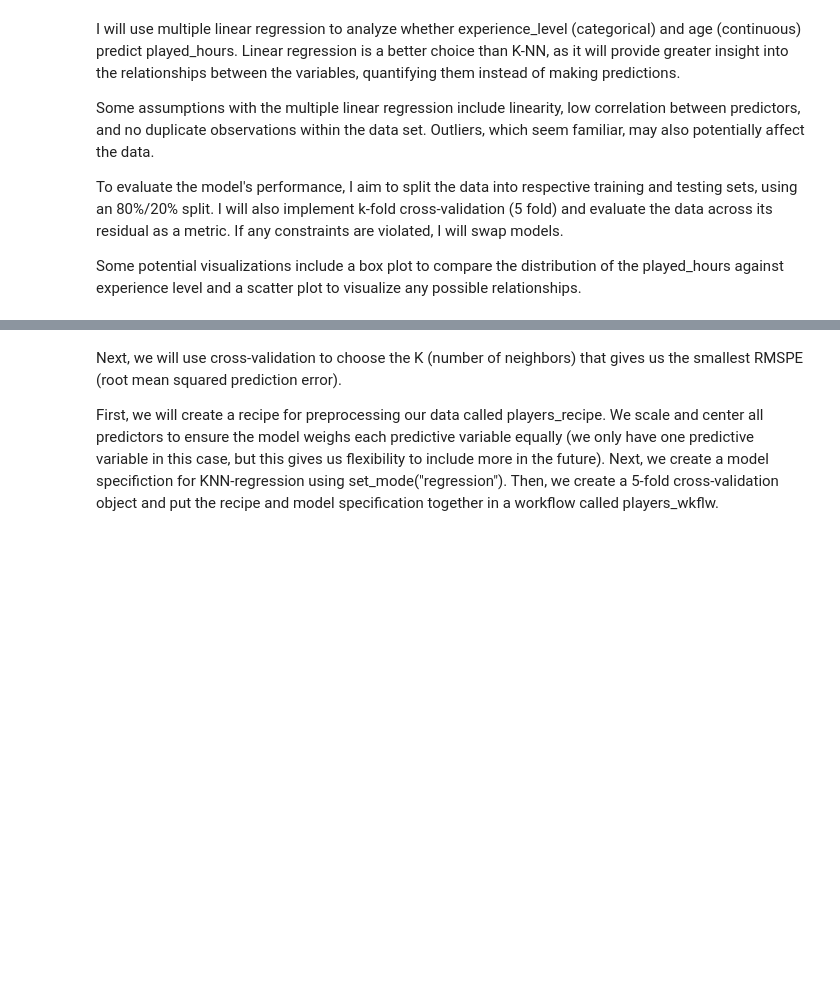
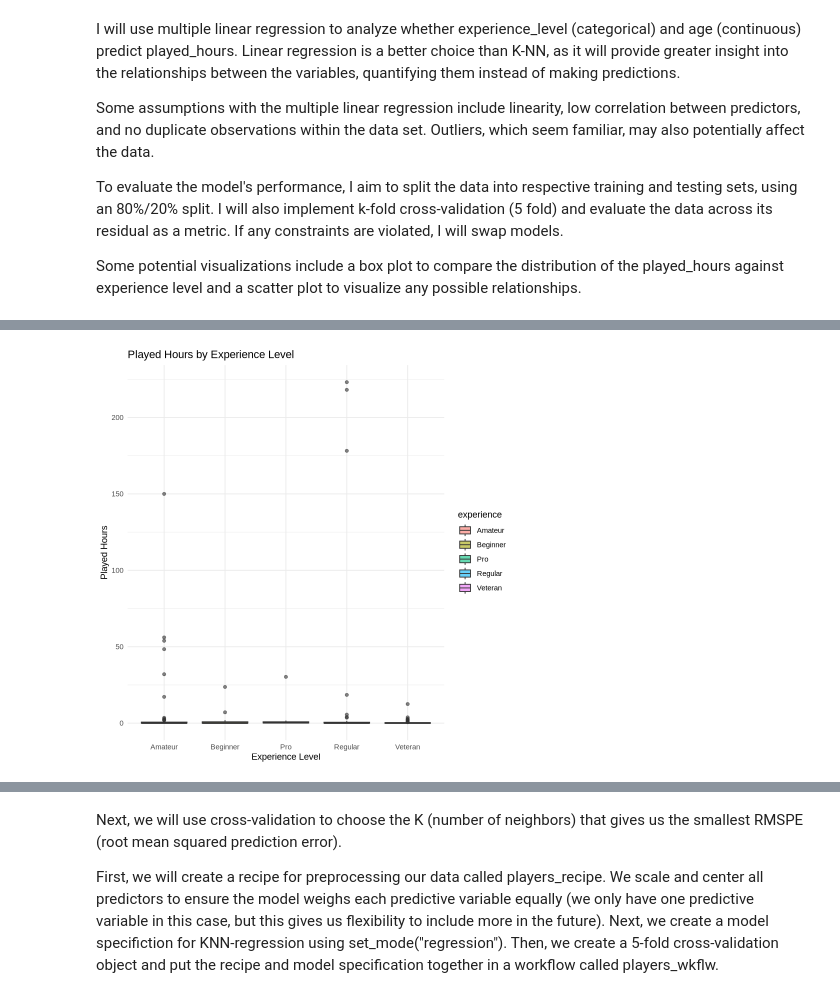
Before and after one commit to tortol867/dsci100-project-002-38, a Jupyter notebook: finalproject.ipynb, the cells around one changed output, grey strips where cells are left out. Cells and saved outputs as stored; diff of their text form; code cells hidden in the pictures; blank space fills up the shorter version.

```diff
--- a/finalproject.ipynb
+++ b/finalproject.ipynb
@@ -195,0 +222,9 @@ We begin our modelling by splitting the data into a training and testing set by
+# %%
+players_lm <- players |>
+  select(played_hours, experience) |>
+  drop_na()
+
+set.seed(123)
+players_split <- initial_split(players_lm, prop = 0.75, strata = played_hours)
+players_train <- training(players_split)
+players_test <- testing(players_split)
@@ -195,0 +266,11 @@ We begin our modelling by splitting the data into a training and testing set by
+# %%
+ggplot(players_lm, aes(x = experience, y = played_hours, fill = experience)) +
+  geom_boxplot(alpha = 0.6) +
+  labs(
+    title = "Played Hours by Experience Level",
+    x = "Experience Level",
+    y = "Played Hours"
+  ) +
+  theme_minimal()
+# %% [output]
+[figure, added]
```
Also changed, not shown: parts of 7 cells of this notebook.
